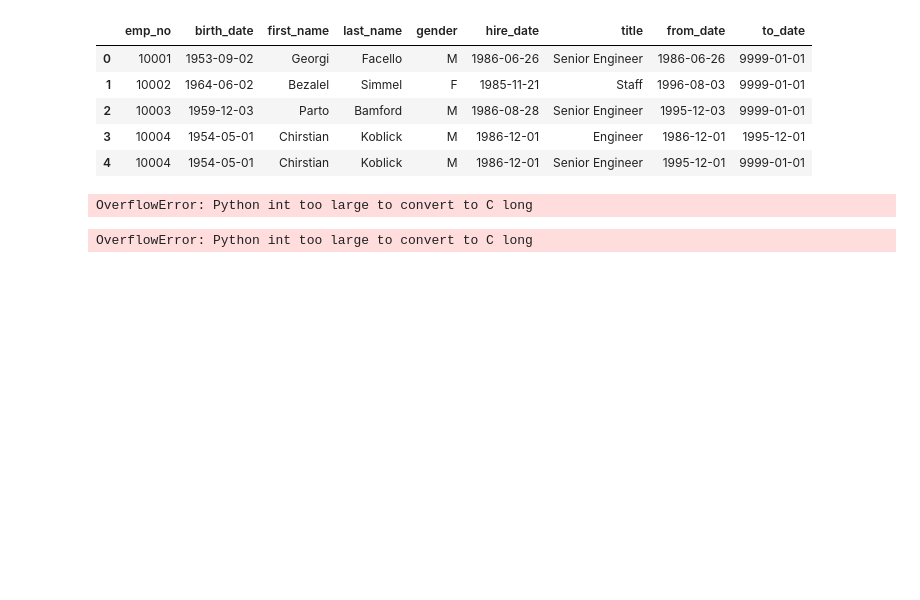
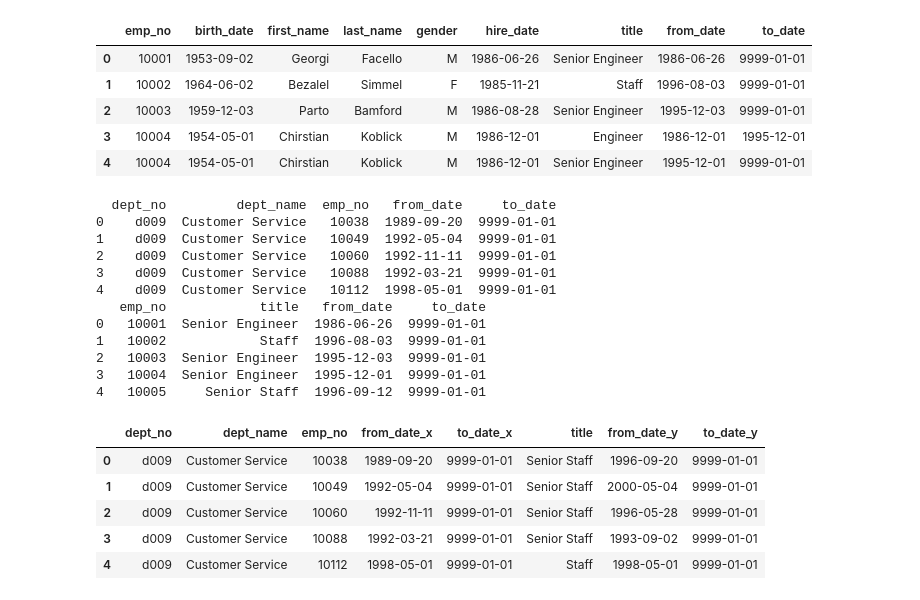
Before and after one commit to RyvynYoung/numpy-pandas-visualization-exercises, a Jupyter notebook: advanced_dataframes.ipynb, the cells around one changed output. Drawn from its saved outputs; the diff is of its cells as text; code cells hidden in the pictures; blank space fills up the shorter version.

```diff
--- a/advanced_dataframes.ipynb
+++ b/advanced_dataframes.ipynb
@@ -179,36 +177,31 @@ type(emp_with_titles.to_date[1])
-# %%
-emp_with_titles['to_date'] - emp_with_titles['from_date']
-# %% [output]
-OverflowError: Python int too large to convert to C long
 # %%
 # 3.g. Visualize how frequently employees change titles.
 
-# find type of data in to_date and from_date columns
-type(emp_with_titles.to_date)
+# find type of data in to_date and from_date columns, use index 1 to get data type for specific date
+type(emp_with_titles.to_date[1])
 
 # exobrain http://chris35wills.github.io/time_elapsed_pandas/
 # columns are objects, pandas timedelta works on objects
 # per exobrain https://pandas.pydata.org/pandas-docs/stable/reference/api/pandas.Timedelta.html
 
-# replace future to_date to today for calculations
-#df['column name'] = df['column name'].replace(['old value'],'new value')
-# today = pd.to_datetime('today')
-# print(today)
-# to = pd.to_datetime(emp_with_titles.to_date, yearfirst=True)
+# bools mask to find just those with start and end date for row
 today = pd.to_datetime('today')
 bools = titlesdf.to_date < today
+
+# create column to show bools mask applied
 emp_with_titles['calc_date'] = emp_with_titles.to_date[bools]
 
-# df_test['Difference'] = df_test['First_Date'].sub(df_test['Second Date'], axis=0)
-# df_test.head()
-
-emp_with_titles['to_date'] - emp_with_titles['from_date']
-
-
-# calculate time in position for all (include historic) and add as column
+# subtract calculation date and from(start) date and convert to years
 # exobrain http://www.datasciencemadesimple.com/difference-two-dates-days-weeks-months-years-pandas-python-2/
 #emp_with_titles['time_in_position'] = emp_with_titles['to_date'] - emp_with_titles['from_date']
 #emp_with_titles['time_in_position']=df['diff_years']/np.timedelta64(1,'Y')
+emp_with_titles['time_in_title'] = (emp_with_titles.calc_date - emp_with_titles.from_date)/np.timedelta64(1,'Y')
+
+# create new df, groupby title and get aggregate mean
+title_freqdf = emp_with_titles.groupby('title').mean()
+# remove emp_no from display of new df
+title_freqdf = title_freqdf.drop(columns='emp_no')
+# round df to 2 digits
+title_freqdf = title_freqdf.round(2)
+title_freqdf
-# %% [output]
-OverflowError: Python int too large to convert to C long
 # %%
@@ -219,0 +232,34 @@ OverflowError: Python int too large to convert to C long
+# %%
+# 3.i. continued
+
+# get current titles
+query_titles = '''select * from titles where to_date > current_date'''
+titledf = pd.read_sql(query_titles, url)
+print(deptdf.head())
+print(titledf.head())
+
+# # join on emp_no
+dept_titledf = pd.merge(deptdf, titledf, left_on='emp_no', right_on='emp_no')
+# # check new df shape
+dept_titledf.head()
+
+# continued below
+# %% [output]
+  dept_no         dept_name  emp_no   from_date     to_date
+0    d009  Customer Service   10038  1989-09-20  9999-01-01
+1    d009  Customer Service   10049  1992-05-04  9999-01-01
+2    d009  Customer Service   10060  1992-11-11  9999-01-01
+3    d009  Customer Service   10088  1992-03-21  9999-01-01
+4    d009  Customer Service   10112  1998-05-01  9999-01-01
+   emp_no            title   from_date     to_date
+0   10001  Senior Engineer  1986-06-26  9999-01-01
+1   10002            Staff  1996-08-03  9999-01-01
+2   10003  Senior Engineer  1995-12-03  9999-01-01
+3   10004  Senior Engineer  1995-12-01  9999-01-01
+4   10005     Senior Staff  1996-09-12  9999-01-01
+|  | dept_no | dept_name | emp_no | from_date_x | to_date_x | title | from_date_y | to_date_y |
+| 0 | d009 | Customer Service | 10038 | 1989-09-20 | 9999-01-01 | Senior Staff | 1996-09-20 | 9999-01-01 |
+| 1 | d009 | Customer Service | 10049 | 1992-05-04 | 9999-01-01 | Senior Staff | 2000-05-04 | 9999-01-01 |
+| 2 | d009 | Customer Service | 10060 | 1992-11-11 | 9999-01-01 | Senior Staff | 1996-05-28 | 9999-01-01 |
+| 3 | d009 | Customer Service | 10088 | 1992-03-21 | 9999-01-01 | Senior Staff | 1993-09-02 | 9999-01-01 |
+| 4 | d009 | Customer Service | 10112 | 1998-05-01 | 9999-01-01 | Staff | 1998-05-01 | 9999-01-01 |
```
Also changed, not shown: parts of 12 cells of this notebook.
